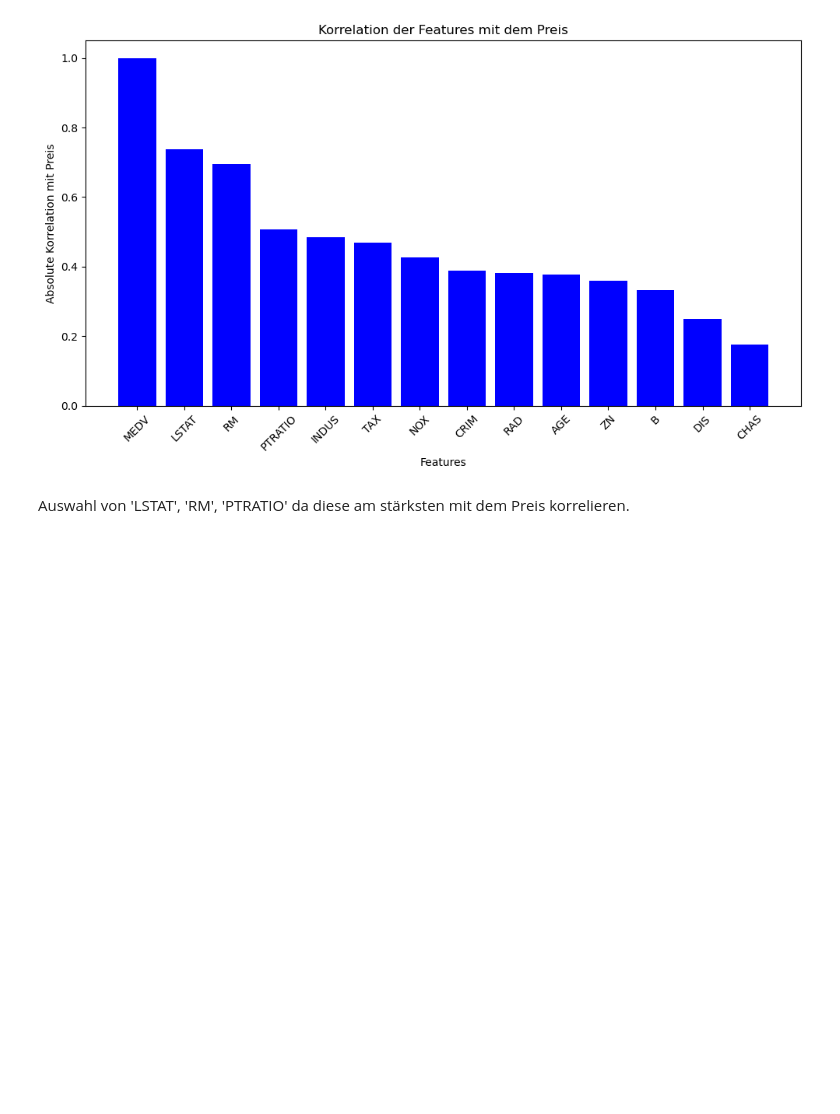
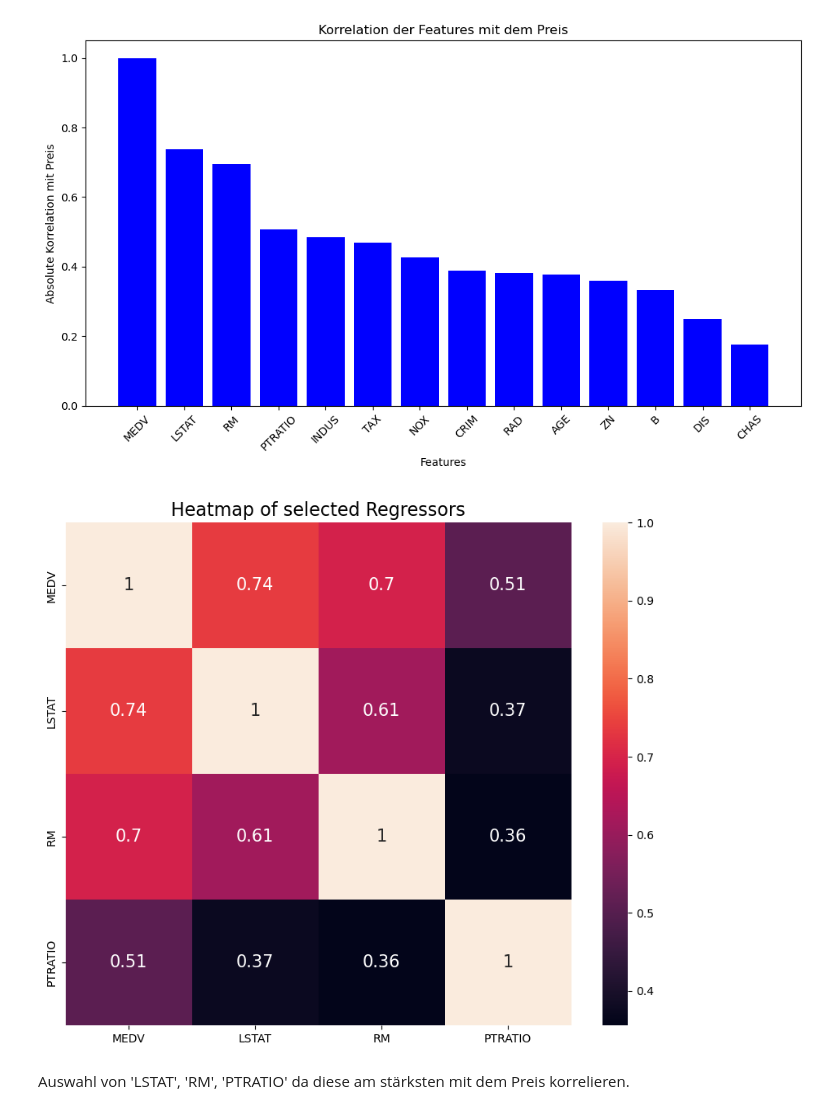
Before and after one commit to NJR1337/-ko, a Jupyter notebook: multivariates_modell.ipynb, the cells around one changed output. Cells and saved outputs as stored; diff of their text form; code cells hidden in the pictures; blank space fills up the shorter version.

```diff
--- a/multivariates_modell.ipynb
+++ b/multivariates_modell.ipynb
@@ -79,6 +84,17 @@ plt.tight_layout()  # Passt Layout automatisch an, um Platz zu schaffen
 plt.show()
 # %% [output]
 [figure]
+# %%
+df_selected = df[['MEDV','LSTAT', 'RM', 'PTRATIO']]
+
+# Erstellen der Heatmap
+plt.figure(figsize=(10, 8))
+sns.heatmap(df_selected.corr().abs(), annot=True, annot_kws={'size': 15})
+plt.title('Heatmap of selected Regressors', fontsize=16)
+
+plt.show()
+# %% [output]
+[figure, added]
 # %% [markdown]
 Auswahl von 'LSTAT', 'RM', 'PTRATIO' da diese am stärksten mit dem Preis korrelieren.
 # %%
```
Also changed, not shown: parts of 25 cells of this notebook.
